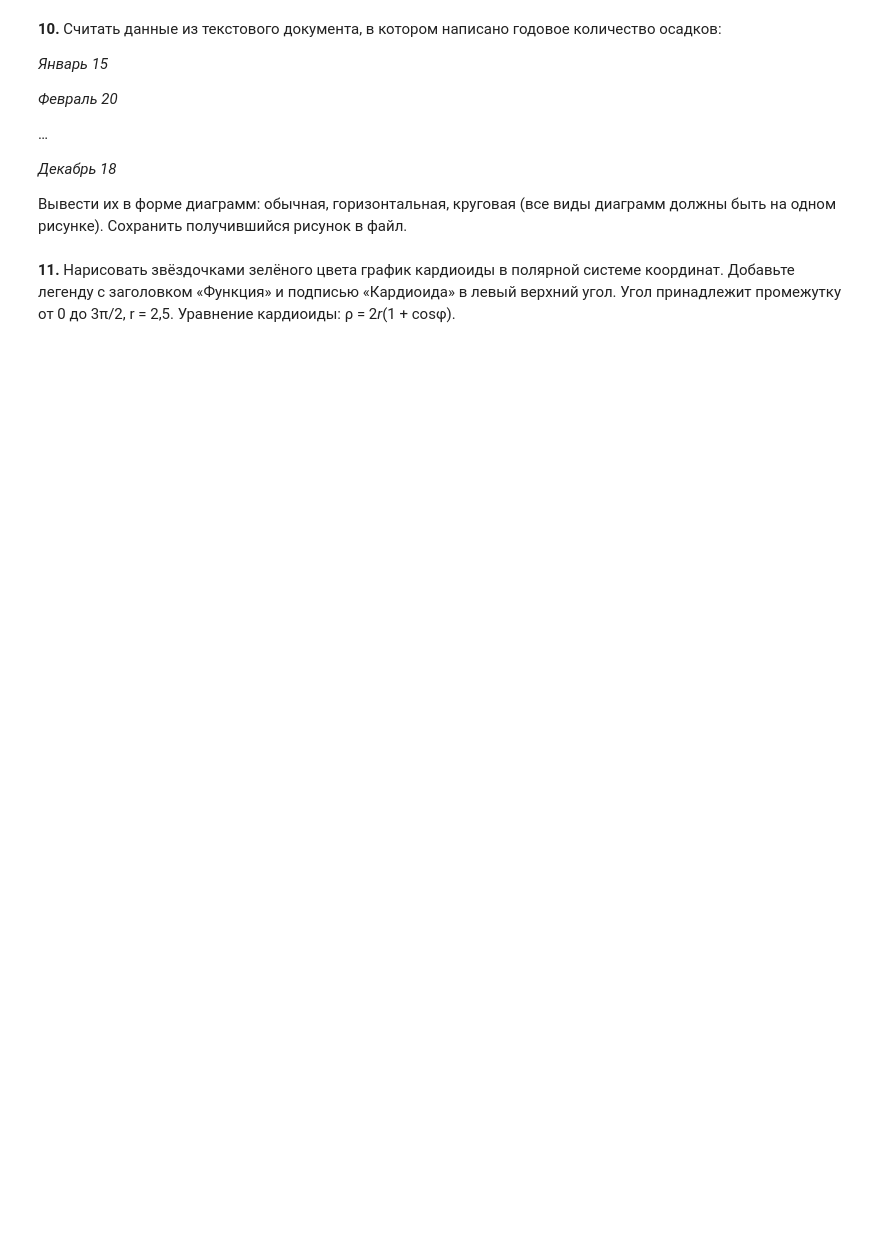
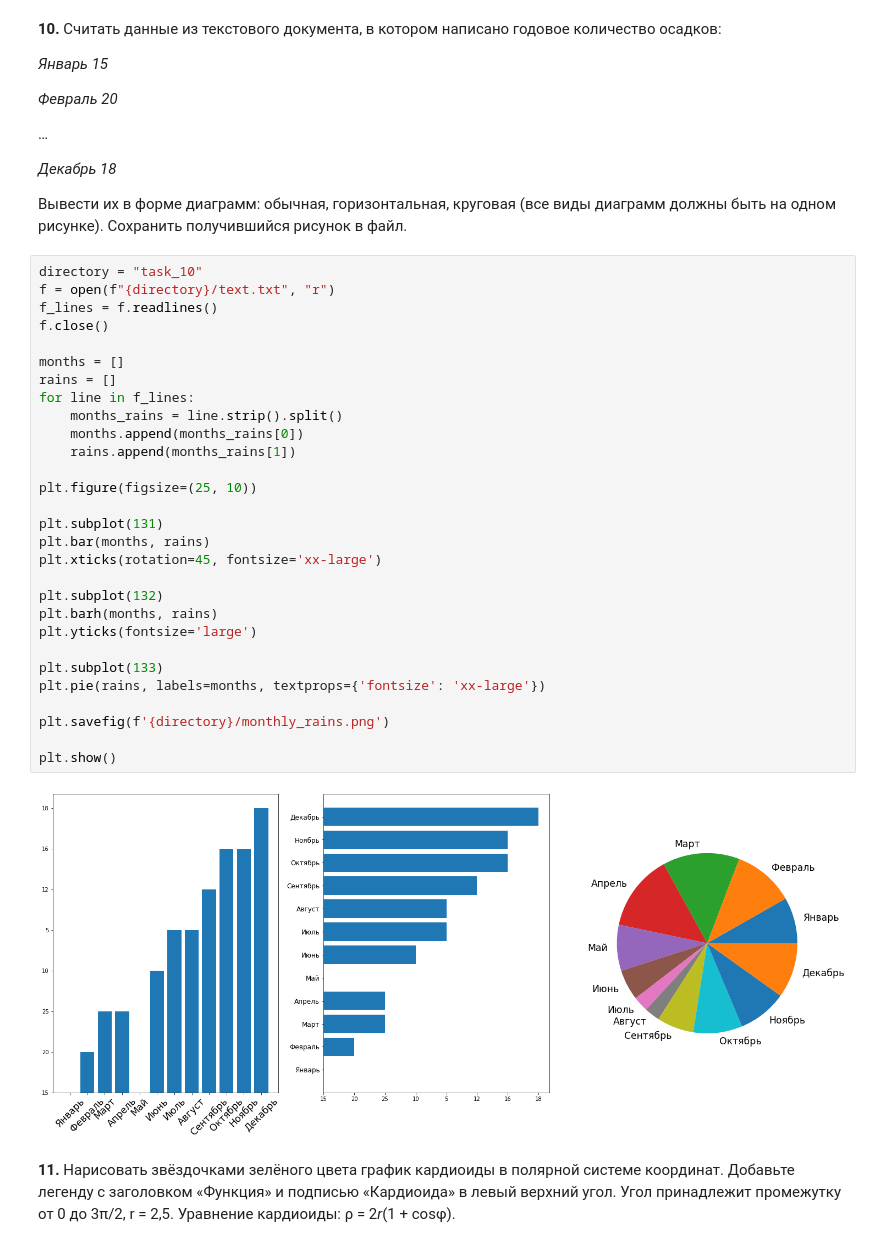
Before and after one commit to Strafred/vyatkaretto, a Jupyter notebook: lab_5/Lab_Python_5_PMI.ipynb, the cells around one changed output. Cells and saved outputs as stored; diff of their text form; blank space fills up the shorter version.

Commit message:
add lab_5 task 10 and 11

```diff
--- a/lab_5/Lab_Python_5_PMI.ipynb
+++ b/lab_5/Lab_Python_5_PMI.ipynb
@@ -328,6 +301,37 @@ else:
 
 
 Вывести их в форме диаграмм: обычная, горизонтальная, круговая (все виды диаграмм должны быть на одном рисунке). Сохранить получившийся рисунок в файл.
+# %%
+directory = "task_10"
+f = open(f"{directory}/text.txt", "r")
+f_lines = f.readlines()
+f.close()
+
+months = []
+rains = []
+for line in f_lines:
+    months_rains = line.strip().split()
+    months.append(months_rains[0])
+    rains.append(months_rains[1])
+
+plt.figure(figsize=(25, 10))
+
+plt.subplot(131)
+plt.bar(months, rains)
+plt.xticks(rotation=45, fontsize='xx-large')
+
+plt.subplot(132)
+plt.barh(months, rains)
+plt.yticks(fontsize='large')
+
+plt.subplot(133)
+plt.pie(rains, labels=months, textprops={'fontsize': 'xx-large'})
+
+plt.savefig(f'{directory}/monthly_rains.png')
+
+plt.show()
+# %% [output]
+[figure, added]
 # %% [markdown]
 **11.** Нарисовать звёздочками зелёного цвета график кардиоиды в полярной системе координат. Добавьте легенду с заголовком «Функция» и подписью «Кардиоида» в левый верхний угол.
 Угол принадлежит промежутку от 0 до 3π/2, r = 2,5. Уравнение кардиоиды: ρ = 2*r*(1 + cosφ).
```
Also changed, not shown: parts of 9 cells of this notebook, 2 other files.
